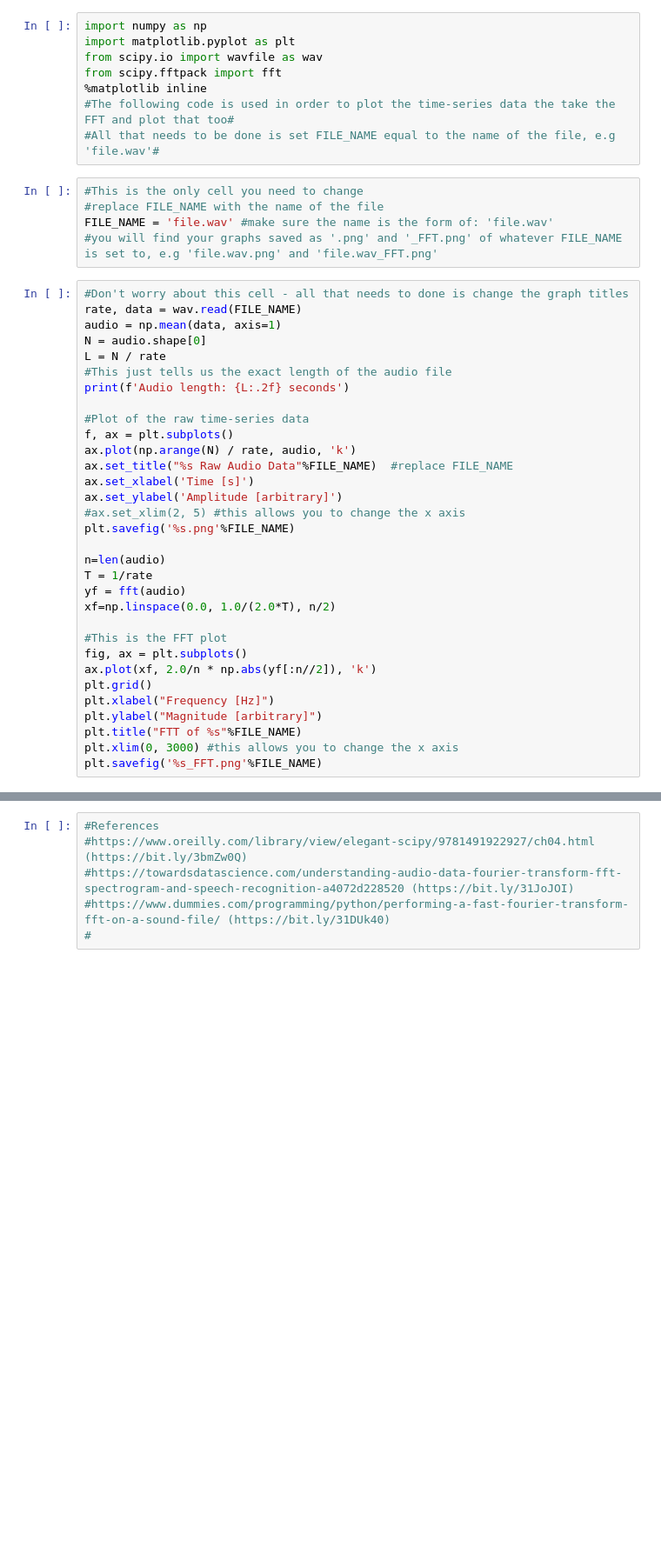
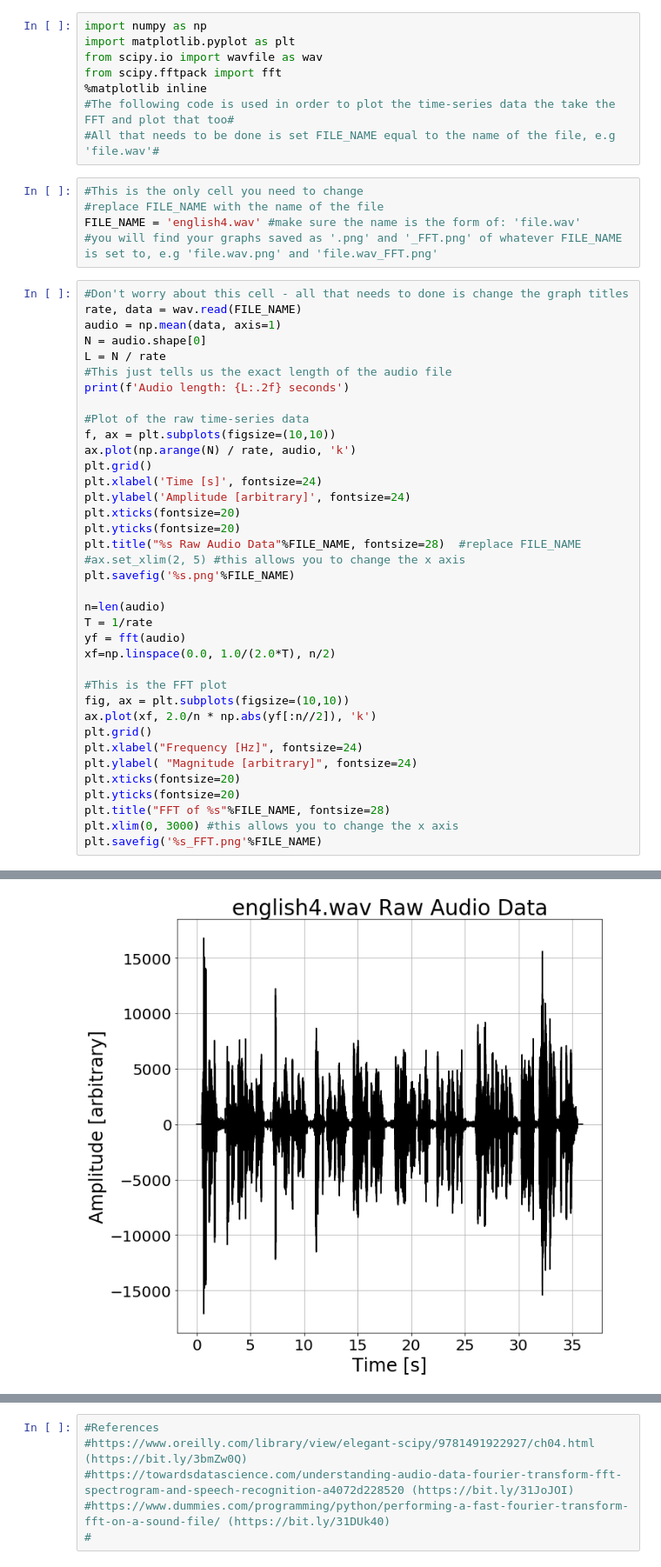
Before and after one commit to JonathanMorrow146/3008-Project, a Jupyter notebook: 3008Project.ipynb, the cells around one changed output, grey strips where cells are left out. Shown at 87% size. Saved outputs shown, nothing was run; the diff lists cells and outputs as text; blank space fills up the shorter version.

```diff
--- a/3008Project.ipynb
+++ b/3008Project.ipynb
@@ -9,7 +9,7 @@ from scipy.fftpack import fft
 # %%
 #This is the only cell you need to change
 #replace FILE_NAME with the name of the file
-FILE_NAME = 'file.wav' #make sure the name is the form of: 'file.wav'
+FILE_NAME = 'english4.wav' #make sure the name is the form of: 'file.wav'
 #you will find your graphs saved as '.png' and '_FFT.png' of whatever FILE_NAME is set to, e.g 'file.wav.png' and 'file.wav_FFT.png'
 # %%
 #Don't worry about this cell - all that needs to done is change the graph titles
@@ -21,11 +21,14 @@ L = N / rate
 print(f'Audio length: {L:.2f} seconds')
 
 #Plot of the raw time-series data
-f, ax = plt.subplots()
+f, ax = plt.subplots(figsize=(10,10))
 ax.plot(np.arange(N) / rate, audio, 'k')
-ax.set_title("%s Raw Audio Data"%FILE_NAME)  #replace FILE_NAME
-ax.set_xlabel('Time [s]')
-ax.set_ylabel('Amplitude [arbitrary]')
+plt.grid()
+plt.xlabel('Time [s]', fontsize=24)
+plt.ylabel('Amplitude [arbitrary]', fontsize=24)
+plt.xticks(fontsize=20)
+plt.yticks(fontsize=20)
+plt.title("%s Raw Audio Data"%FILE_NAME, fontsize=28)  #replace FILE_NAME
 #ax.set_xlim(2, 5) #this allows you to change the x axis
 plt.savefig('%s.png'%FILE_NAME)
 
@@ -35,12 +38,14 @@ yf = fft(audio)
 xf=np.linspace(0.0, 1.0/(2.0*T), n/2)
 
 #This is the FFT plot
-fig, ax = plt.subplots()
+fig, ax = plt.subplots(figsize=(10,10))
 ax.plot(xf, 2.0/n * np.abs(yf[:n//2]), 'k')
 plt.grid()
-plt.xlabel("Frequency [Hz]")
-plt.ylabel("Magnitude [arbitrary]")
-plt.title("FTT of %s"%FILE_NAME)
+plt.xlabel("Frequency [Hz]", fontsize=24)
+plt.ylabel( "Magnitude [arbitrary]", fontsize=24)
+plt.xticks(fontsize=20)
+plt.yticks(fontsize=20)
+plt.title("FFT of %s"%FILE_NAME, fontsize=28)
 plt.xlim(0, 3000) #this allows you to change the x axis
 plt.savefig('%s_FFT.png'%FILE_NAME)
 # %% [output]
@@ -47,0 +53 @@ FileNotFoundError: [Errno 2] No such file or directory: 'file.wav'
+[figure, added]
```
Also changed, not shown: parts of 1 cell of this notebook.
